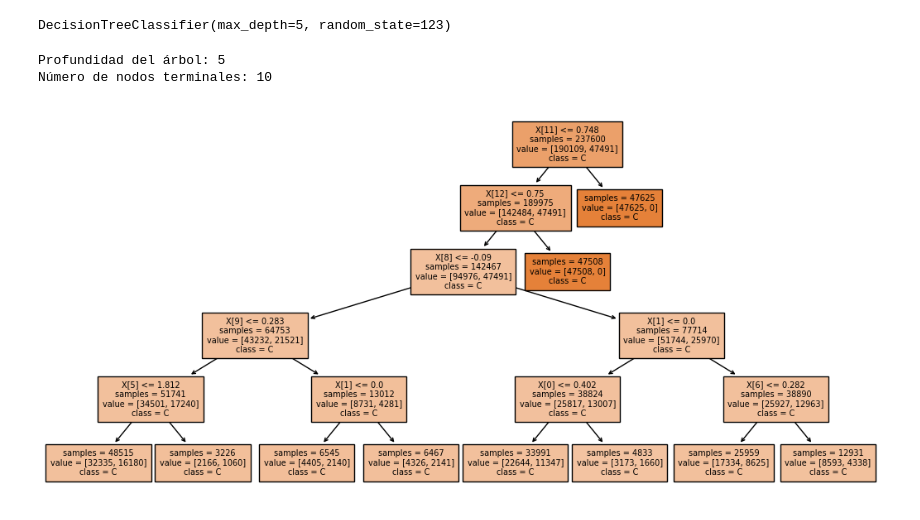
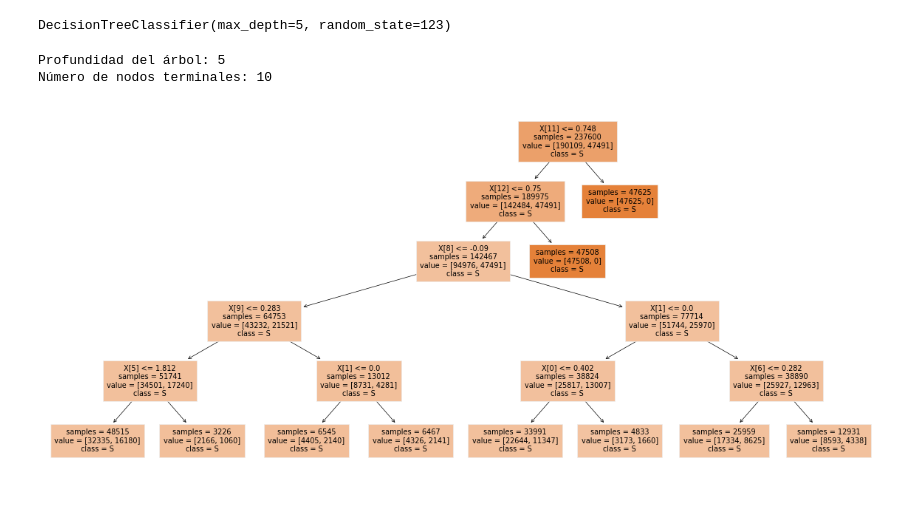
Before and after one commit to cvorozcom/proyectos, a Jupyter notebook: entrega4_arbol_decisiones.ipynb, the cells around one changed output. Cells and saved outputs as stored; diff of their text form; code cells hidden in the pictures.

```diff
--- a/entrega4_arbol_decisiones.ipynb
+++ b/entrega4_arbol_decisiones.ipynb
@@ -147,18 +147,18 @@ DecisionTreeClassifier(max_depth=5, random_state=123)
 # %%
 fig, ax = plt.subplots(figsize=(13, 6))
 
 print(f"Profundidad del árbol: {modelo.get_depth()}")
 print(f"Número de nodos terminales: {modelo.get_n_leaves()}")
 
 plot = plot_tree(
             decision_tree = modelo,
-            class_names   = 'Contact_Yes',
+            class_names   = 'Severity_Severe',
             filled        = True,
             impurity      = False,
             fontsize      = 7,
             ax            = ax
        )
 # %% [output]
 Profundidad del árbol: 5
 Número de nodos terminales: 10
-[figure, old version]
+[figure, new version]
```
Also changed, not shown: 5 other files.
